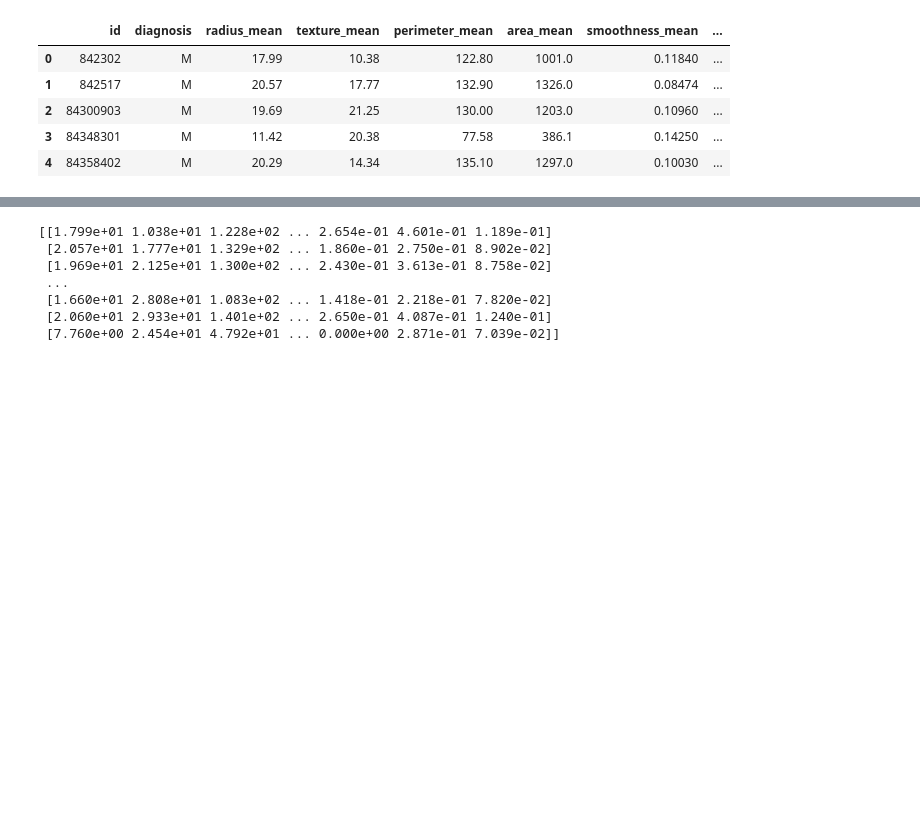
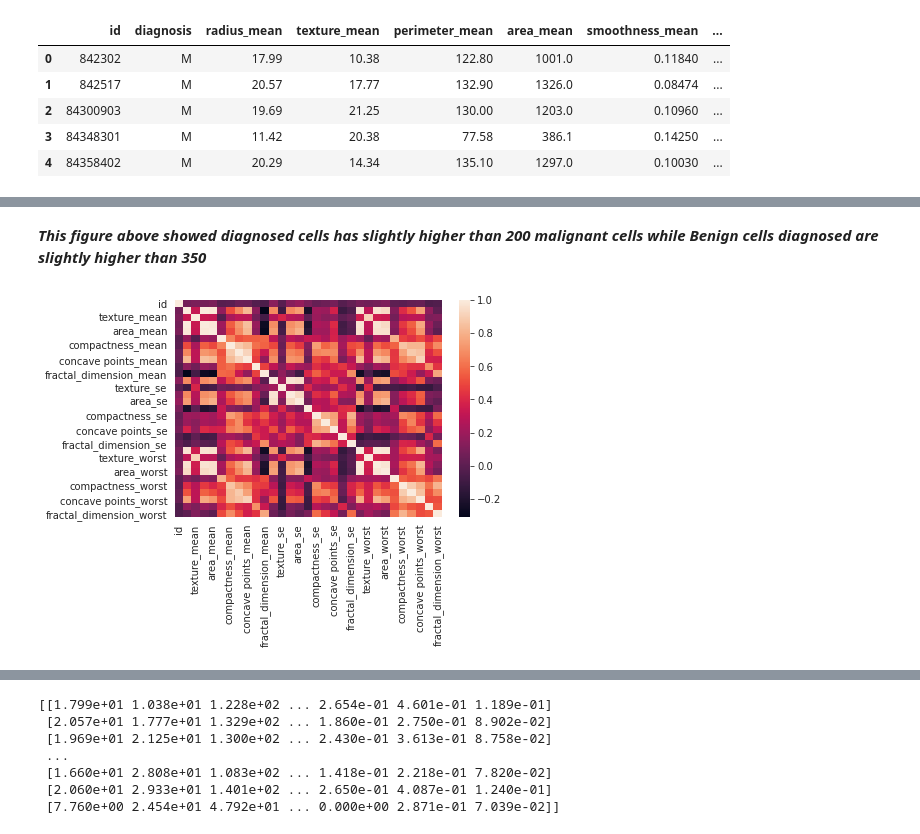
Before and after one commit to MaryAdewunmi/Cancer-Research, a Jupyter notebook: Diagnosing_Breast_Cancer.ipynb, the cells around one changed output, grey strips where cells are left out. Saved outputs shown, nothing was run; the diff lists cells and outputs as text; code cells hidden in the pictures; blank space fills up the shorter version.

```diff
--- a/Diagnosing_Breast_Cancer.ipynb
+++ b/Diagnosing_Breast_Cancer.ipynb
@@ -115,0 +140,8 @@ df.head()
+# %% [markdown]
+***This figure above showed diagnosed cells has slightly higher than 200 malignant cells while Benign cells diagnosed are slightly higher than 350***
+# %%
+import seaborn as sns
+sns.heatmap(df.corr())
+sns.set_style("whitegrid")
+# %% [output]
+[figure, added]
```
Also changed, not shown: parts of 11 cells of this notebook.
